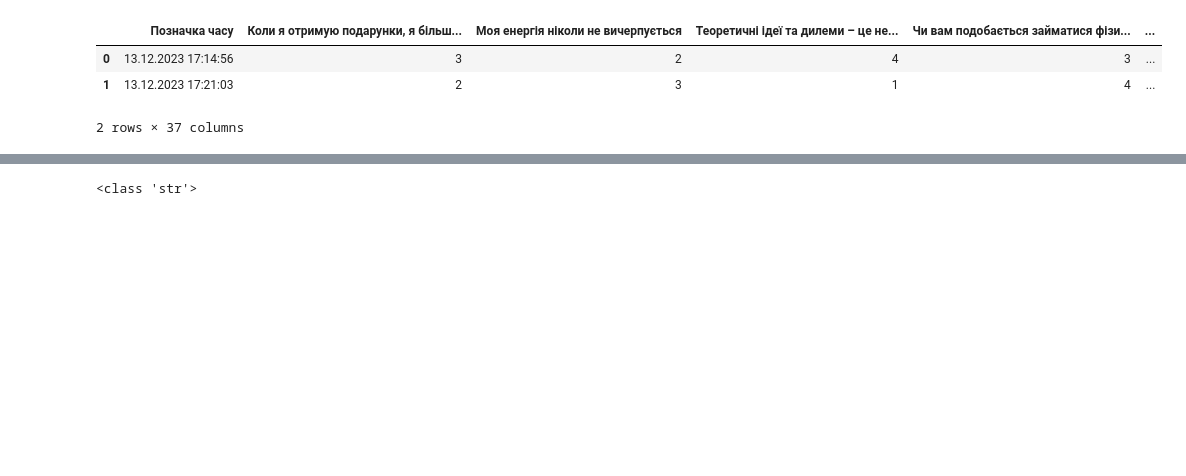
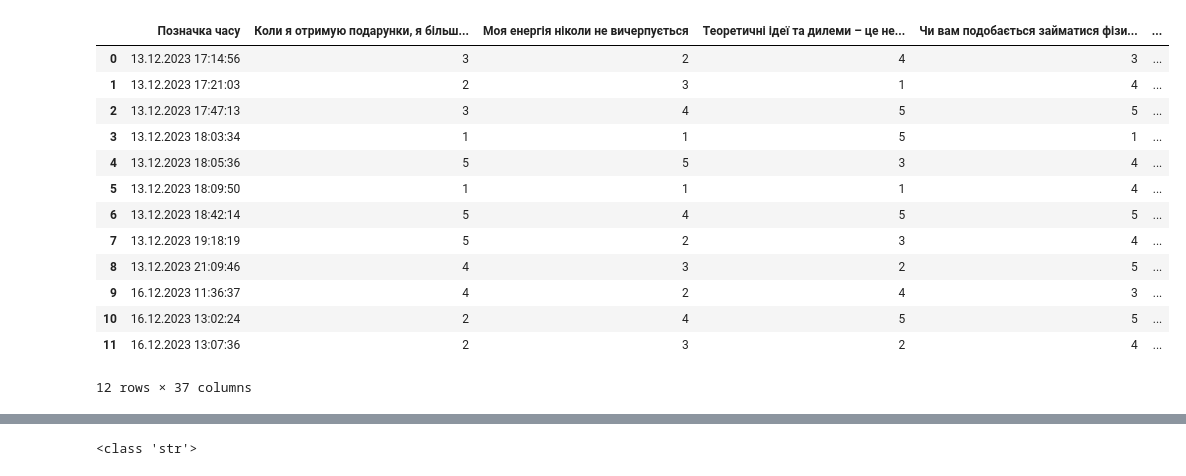
Before and after one commit to matsevytyi/Mrija, a Jupyter notebook: careerChoice/Solution.ipynb, the cells around one changed output, grey strips where cells are left out. Drawn from its saved outputs; the diff is of its cells as text; code cells hidden in the pictures; blank space fills up the shorter version.

```diff
--- a/careerChoice/Solution.ipynb
+++ b/careerChoice/Solution.ipynb
@@ -19,12 +24,22 @@ data = worksheet.get_all_values()
 
 df = pd.DataFrame(data[1:], columns=data[0])
 # %%
-df.head(2)
+df
 # %% [output]
 |  | Позначка часу | Коли я отримую подарунки, я більш... | Моя енергія ніколи не вичерпується | Теоретичні ідеї та дилеми – це не... | Чи вам подобається займатися фізи... | ... |
 | 0 | 13.12.2023 17:14:56 | 3 | 2 | 4 | 3 | ... |
 | 1 | 13.12.2023 17:21:03 | 2 | 3 | 1 | 4 | ... |
+| 2 | 13.12.2023 17:47:13 | 3 | 4 | 5 | 5 | ... |
+| 3 | 13.12.2023 18:03:34 | 1 | 1 | 5 | 1 | ... |
+| 4 | 13.12.2023 18:05:36 | 5 | 5 | 3 | 4 | ... |
+| 5 | 13.12.2023 18:09:50 | 1 | 1 | 1 | 4 | ... |
+| 6 | 13.12.2023 18:42:14 | 5 | 4 | 5 | 5 | ... |
+| 7 | 13.12.2023 19:18:19 | 5 | 2 | 3 | 4 | ... |
+| 8 | 13.12.2023 21:09:46 | 4 | 3 | 2 | 5 | ... |
+| 9 | 16.12.2023 11:36:37 | 4 | 2 | 4 | 3 | ... |
+| 10 | 16.12.2023 13:02:24 | 2 | 4 | 5 | 5 | ... |
+| 11 | 16.12.2023 13:07:36 | 2 | 3 | 2 | 4 | ... |
-2 rows × 37 columns
+12 rows × 37 columns
 # %%
 df.columns
 # %% [output]
```
Also changed, not shown: parts of 12 cells of this notebook, 1 other file.
